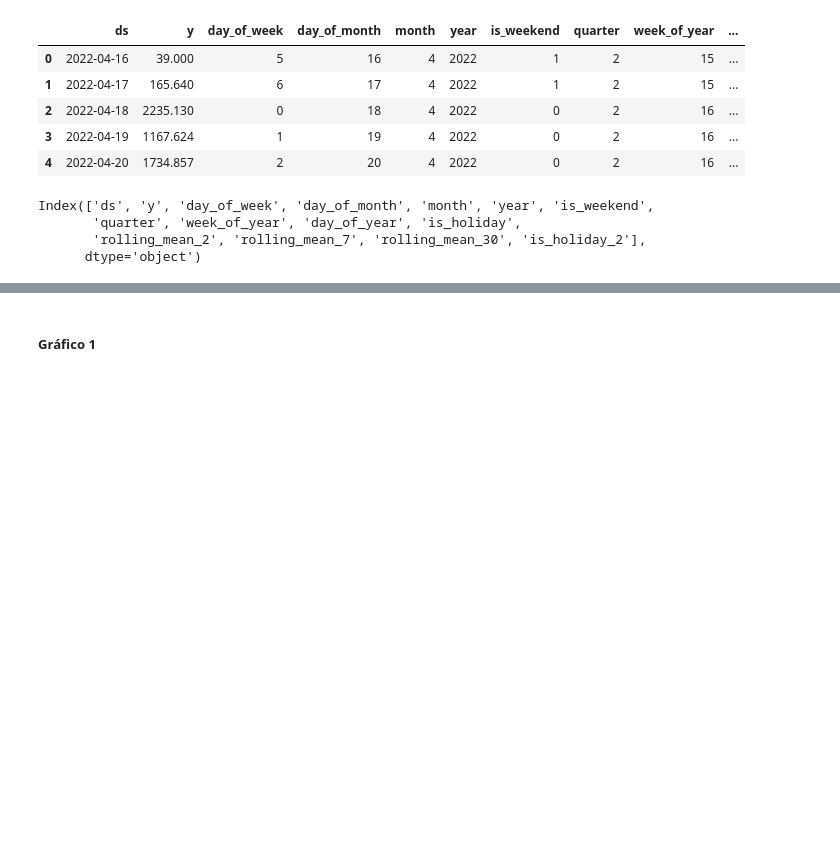
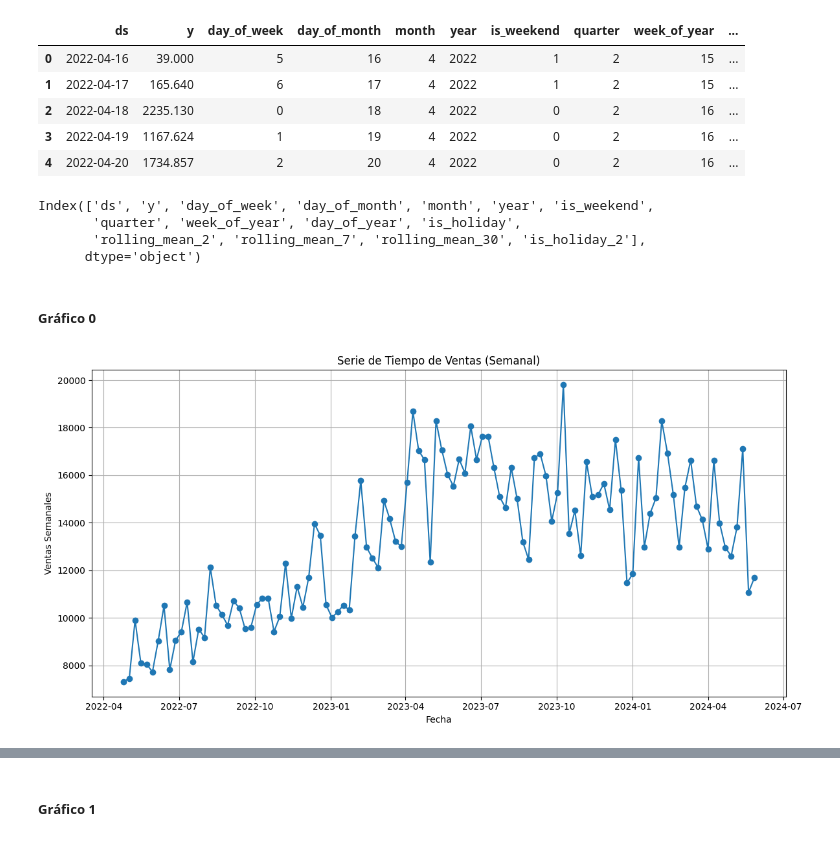
Before and after one commit to juanspadaro/forecasting_for_planning, a Jupyter notebook: EDA.ipynb, the cells around one changed output, grey strips where cells are left out. Saved outputs shown, nothing was run; the diff lists cells and outputs as text; code cells hidden in the pictures; blank space fills up the shorter version.

```diff
--- a/EDA.ipynb
+++ b/EDA.ipynb
@@ -11,12 +11,12 @@ warnings.simplefilter("ignore", FutureWarning)
 import pandas as pd
 
 # Rutas a los archivos CSV
-clientes_path = 'C:/Others/Emprendiendo/Agencia/Bummi ai/GitHub Bummi/forecast_facturapp/csv/clientes.csv'
-productos_path = 'C:/Others/Emprendiendo/Agencia/Bummi ai/GitHub Bummi/forecast_facturapp/csv/productos.csv'
-ventas_path = 'C:/Others/Emprendiendo/Agencia/Bummi ai/GitHub Bummi/forecast_facturapp/csv/ventas.csv'
+clientes_path = 'C:/Others/Emprendiendo/Agencia/Bummi ai/GitHub Bummi/forecasting_for_planning/csv/clientes.csv'
+productos_path = 'C:/Others/Emprendiendo/Agencia/Bummi ai/GitHub Bummi/forecasting_for_planning/csv/productos.csv'
+ventas_path = 'C:/Others/Emprendiendo/Agencia/Bummi ai/GitHub Bummi/forecasting_for_planning/csv/ventas.csv'
 
 # Leer los archivos CSV
-clientes_df = pd.read_csv(clientes_path)
+#clientes_df = pd.read_csv(clientes_path)
 productos_df = pd.read_csv(productos_path)
 ventas_df = pd.read_csv(ventas_path)
 # %%
@@ -215,3 +215,29 @@ Index(['ds', 'y', 'day_of_week', 'day_of_month', 'month', 'year', 'is_weekend',
        'quarter', 'week_of_year', 'day_of_year', 'is_holiday',
        'rolling_mean_2', 'rolling_mean_7', 'rolling_mean_30', 'is_holiday_2'],
       dtype='object')
+# %% [markdown]
+##### Gráfico 0
+# %%
+import matplotlib.pyplot as plt
+
+# Resamplear los datos para obtener la suma semanal
+df_semanal = df.resample('W-Mon', on='ds').sum().reset_index().sort_values(by='ds')
+
+# Excluir la primera y la última semana
+df_semanal = df_semanal.iloc[1:-1]
+
+# Crear el gráfico de línea
+plt.figure(figsize=(12, 6))
+plt.plot(df_semanal['ds'], df_semanal['y'], marker='o', linestyle='-')
+
+# Añadir títulos y etiquetas
+plt.title('Serie de Tiempo de Ventas (Semanal)')
+plt.xlabel('Fecha')
+plt.ylabel('Ventas Semanales')
+plt.grid(True)
+plt.tight_layout()
+
+# Mostrar el gráfico
+plt.show()
+# %% [output]
+[figure, added]
```
Also changed, not shown: parts of 2 cells of this notebook.
